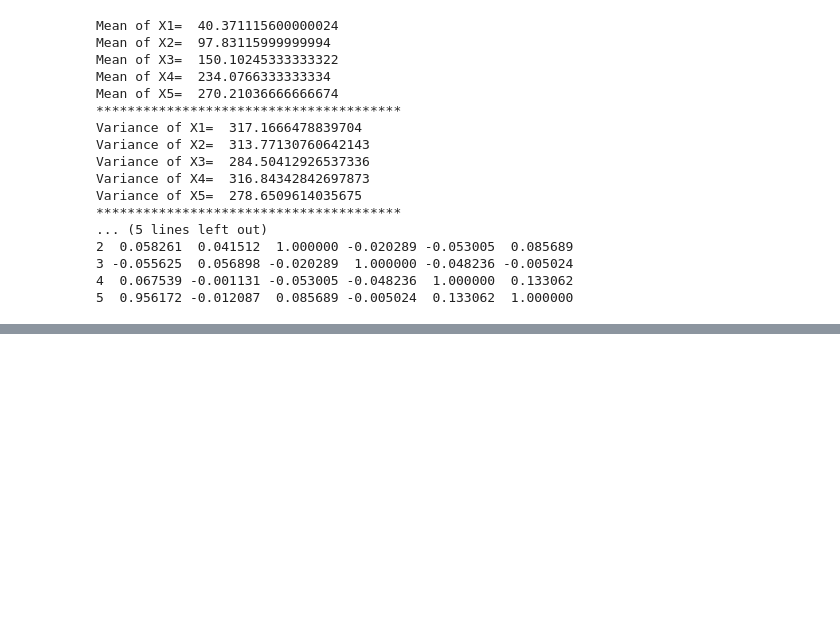
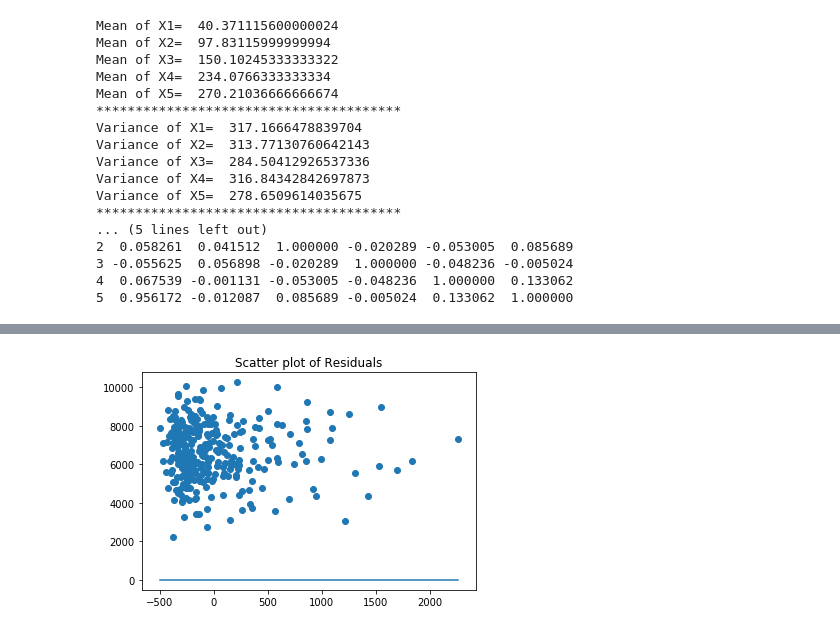
Before and after one commit to kalyanghosh/Linear-Multivariable-Regression, a Jupyter notebook: code/Project2.ipynb, the cells around one changed output, grey strips where cells are left out. Saved outputs shown, nothing was run; the diff lists cells and outputs as text; code cells hidden in the pictures; blank space fills up the shorter version.

```diff
--- a/code/Project2.ipynb
+++ b/code/Project2.ipynb
@@ -180,0 +214,83 @@ obj.linear_regression()
+# %%
+# Task 3 -- Linear Multivariate Regression
+
+# Model the dataset multivariable regression on all the independent variables, and determine the values
+# for all the coefficients, and σ2
+# beta=(X'X)^-1(X'Y)
+
+
+class Multivariate_Linear_Regression:
+
+    def __init__(self,file_to_open):
+
+        self.file_to_open=file_to_open
+
+    def linear_multivariate_regression(self):
+
+        data=pd.read_csv(file_to_open,skiprows=None,header=None)
+        df = pd.DataFrame(data)
+
+        X=df.iloc[:,[0,1,2,3,4]]
+        X1 = df.iloc[:,0]
+        X2 = df.iloc[:,1]
+        X3 = df.iloc[:,2]
+        X4 = df.iloc[:,3]
+        X5 = df.iloc[:,4]
+        Y = df.iloc[:,5]
+
+        # 3.1
+        clf = linear_model.LinearRegression()
+        clf.fit(X, Y)
+        beta=clf.coef_
+        beta_intercept=clf.intercept_
+        print (beta)
+
+        clf1=sm.OLS(Y,X)
+        clf2=clf1.fit()
+        print (clf2.summary())
+
+
+        #print('Coeffecients: \n', beta)
+        Y_hat=beta_intercept+beta[0]*X1+beta[1]*X2+beta[2]*X3+beta[3]*X4+beta[4]*X5
+        e_i=pd.DataFrame(Y_hat-Y)
+        error_variance=e_i.var()
+        #print (error_variance)
+
+        #3.2 calculate the p values, R^2, F value and the correlation matrix
+        print (X.corr())
+        # going by the p -values we can treat these params as non zero
+        # since the R squared values is also close to 1, we can assume that the fit is good
+        # since F is also very high, we reject the Null Hypothesis
+        # Based on the correlation matrix also we cannot remove other papameters
+
+        #3.3 Q-Q plots
+
+        res = clf2.resid # residuals
+        #fig = sm.qqplot(res,stats.distributions.norm)
+
+
+        #Histogram of residuals
+        residuals = sorted(clf2.resid) # Just in case it isn't sorted
+        normal_distribution = stats.norm.pdf(residuals, np.mean(residuals), np.std(residuals))
+        plt.plot(residuals, normal_distribution)
+        plt.show
+        #plt.title("Histogram of Residuals")
+
+        #performing a chi-squared test
+        z,pval = stats.normaltest(residuals)
+
+        print ("*****************************************************************")
+        print ("Z value=",z,"P value=",pval)
+        print ("*****************************************************************")
+
+        # plot the scatterplot of residuals
+        plt.scatter(residuals,Y_hat)
+        plt.title('Scatter plot of Residuals')
+
+
+
+
+
+obj=Multivariate_Linear_Regression(file_to_open)
+obj.linear_multivariate_regression()
+# %% [output]
@@ -180,0 +314 @@ obj.linear_regression()
+[figure, added]
```
Also changed, not shown: parts of 3 cells of this notebook.
